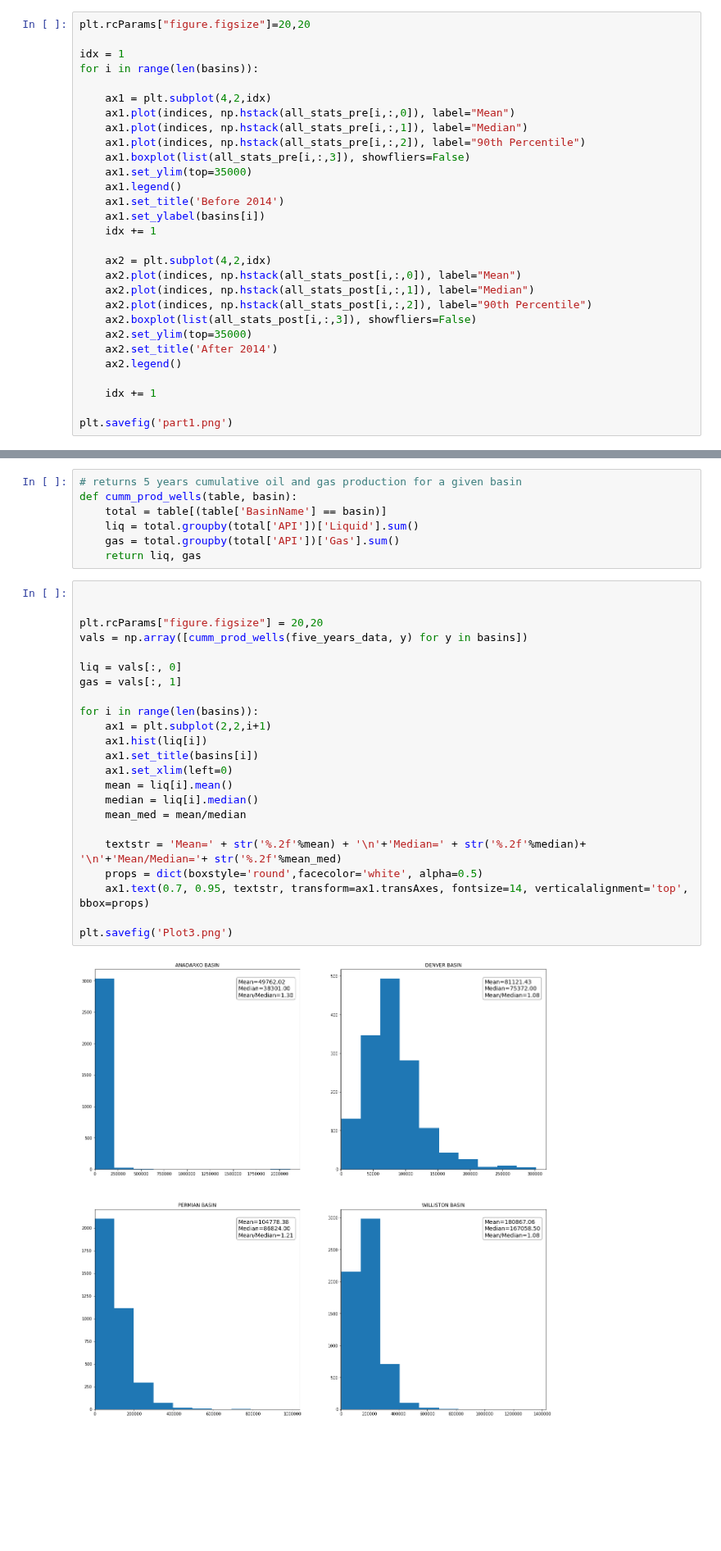
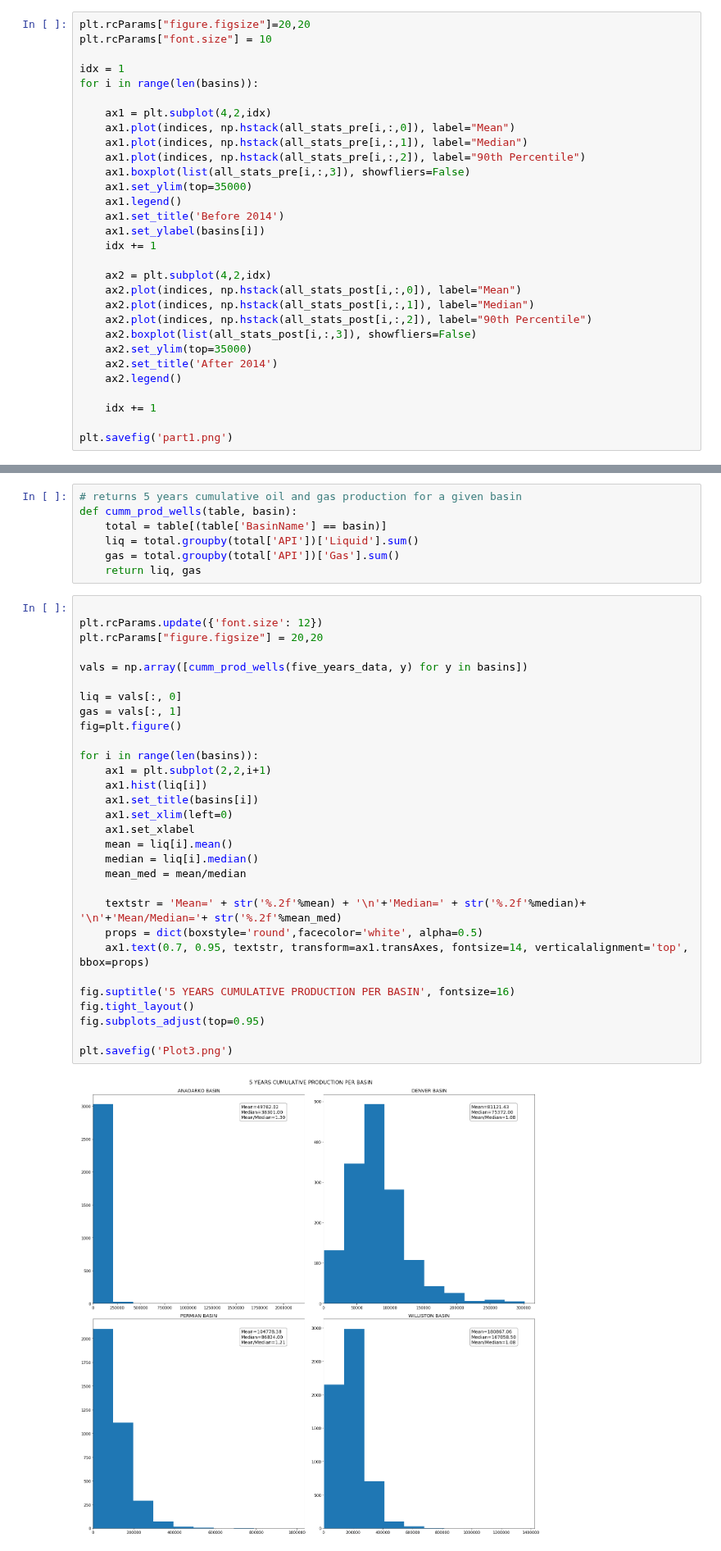
Before and after one commit to NourhanKhaled/DataScience-Project, a Jupyter notebook: Milestone1/Milestone_1.ipynb, the cells around one changed output, grey strips where cells are left out. Shown at 82% size. Cells and saved outputs as stored; diff of their text form; blank space fills up the shorter version.

Commit message:
modified last plot, added insights

```diff
--- a/Milestone1/Milestone_1.ipynb
+++ b/Milestone1/Milestone_1.ipynb
@@ -117,6 +117,7 @@ all_stats_pre = np.array([[get_stats(y, x, pre2014) for x in indices] for y in b
 all_stats_post = np.array([[get_stats(y, x, post2014) for x in indices] for y in basins])
 # %%
 plt.rcParams["figure.figsize"]=20,20
+plt.rcParams["font.size"] = 10
 
 idx = 1
 for i in range(len(basins)):
@@ -197,26 +211,33 @@ def cumm_prod_wells(table, basin):
     return liq, gas
 # %%
 
+plt.rcParams.update({'font.size': 12})
+plt.rcParams["figure.figsize"] = 20,20
 
-plt.rcParams["figure.figsize"] = 20,20
 vals = np.array([cumm_prod_wells(five_years_data, y) for y in basins])
 
 liq = vals[:, 0]
 gas = vals[:, 1]
+fig=plt.figure()
 
 for i in range(len(basins)):
     ax1 = plt.subplot(2,2,i+1)
     ax1.hist(liq[i])
     ax1.set_title(basins[i])
     ax1.set_xlim(left=0)
+    ax1.set_xlabel
     mean = liq[i].mean()
     median = liq[i].median()
     mean_med = mean/median
 
     textstr = 'Mean=' + str('%.2f'%mean) + '\n'+'Median=' + str('%.2f'%median)+ '\n'+'Mean/Median='+ str('%.2f'%mean_med)
     props = dict(boxstyle='round',facecolor='white', alpha=0.5)
     ax1.text(0.7, 0.95, textstr, transform=ax1.transAxes, fontsize=14, verticalalignment='top', bbox=props)
 
+fig.suptitle('5 YEARS CUMULATIVE PRODUCTION PER BASIN', fontsize=16)
+fig.tight_layout()
+fig.subplots_adjust(top=0.95)
+
 plt.savefig('Plot3.png')
 # %% [output]
-[figure, old version]
+[figure, new version]
```
Also changed, not shown: parts of 9 cells of this notebook, 3 other files.
